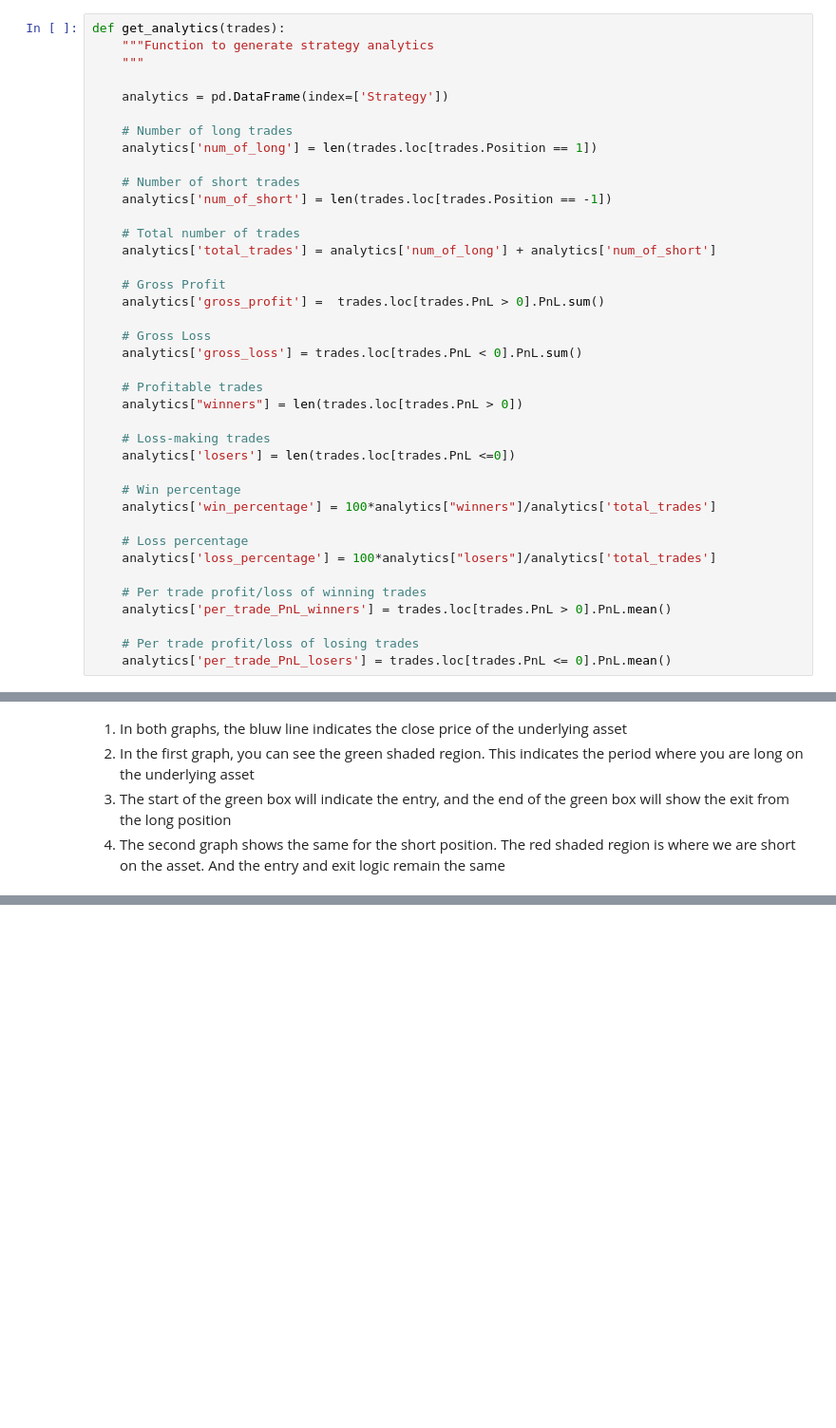
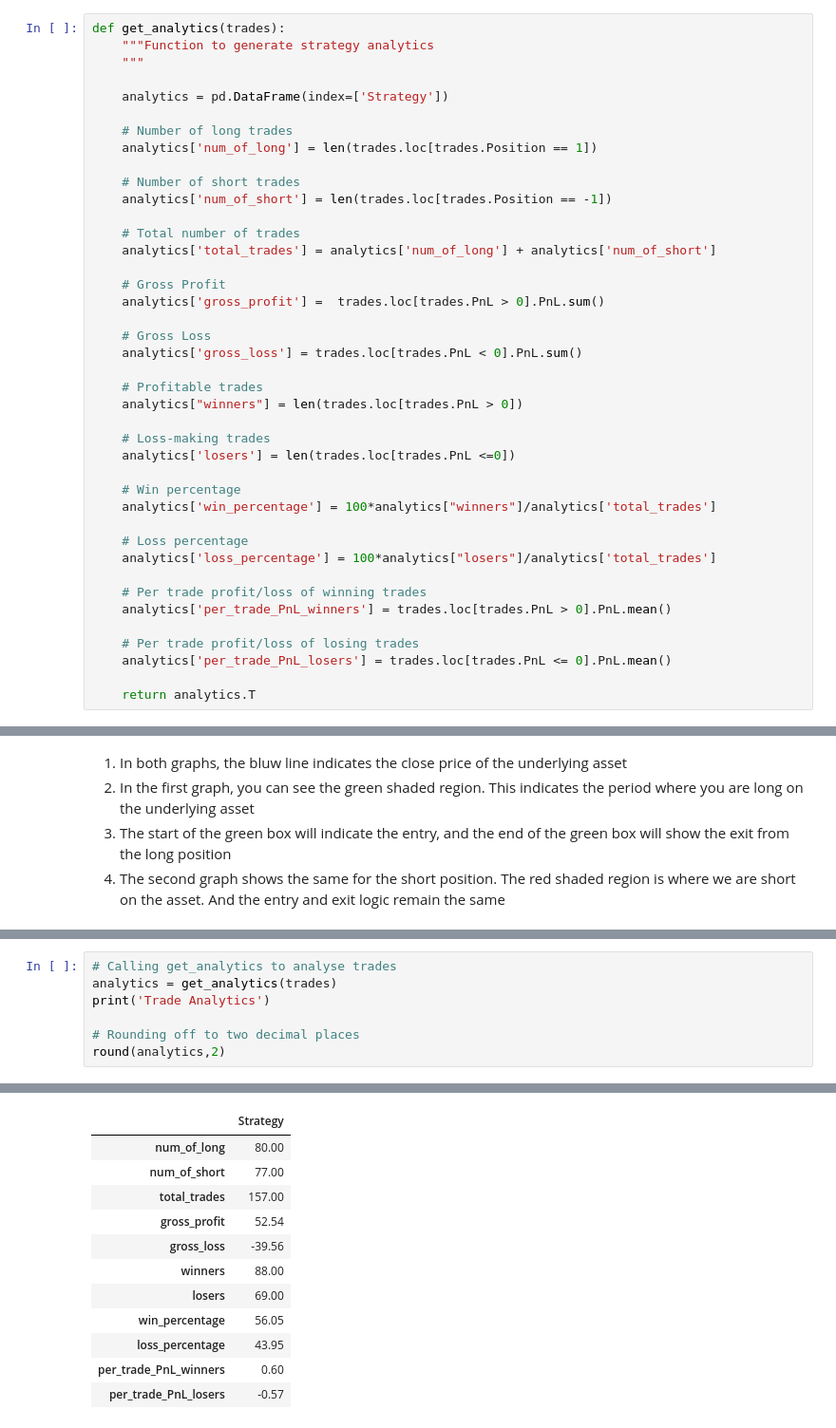
Before and after one commit to cmj123/ml_trading_regression, a Jupyter notebook: creating_strategies/performance_analysis.ipynb, the cells around one changed output, grey strips where cells are left out. Shown at 95% size. Drawn from its saved outputs; the diff is of its cells as text; blank space fills up the shorter version.

Commit message:
Completed trade analytics

```diff
--- a/creating_strategies/performance_analysis.ipynb
+++ b/creating_strategies/performance_analysis.ipynb
@@ -200,6 +200,8 @@ def get_analytics(trades):
 
     # Per trade profit/loss of losing trades
     analytics['per_trade_PnL_losers'] = trades.loc[trades.PnL <= 0].PnL.mean()
+
+    return analytics.T
 # %%
 # Using get_trades function to evaluate trades detail
 trades = get_trades(strategy_data, 'Close', 'Signal')
@@ -285,0 +292,8 @@ plt.show()
+# %%
+# Calling get_analytics to analyse trades
+analytics = get_analytics(trades)
+print('Trade Analytics')
+
+# Rounding off to two decimal places
+round(analytics,2)
+# %% [output]
@@ -285,0 +301,12 @@ plt.show()
+|  | Strategy |
+| num_of_long | 80.00 |
+| num_of_short | 77.00 |
+| total_trades | 157.00 |
+| gross_profit | 52.54 |
+| gross_loss | -39.56 |
+| winners | 88.00 |
+| losers | 69.00 |
+| win_percentage | 56.05 |
+| loss_percentage | 43.95 |
+| per_trade_PnL_winners | 0.60 |
+| per_trade_PnL_losers | -0.57 |
```
Also changed, not shown: parts of 4 cells of this notebook.
